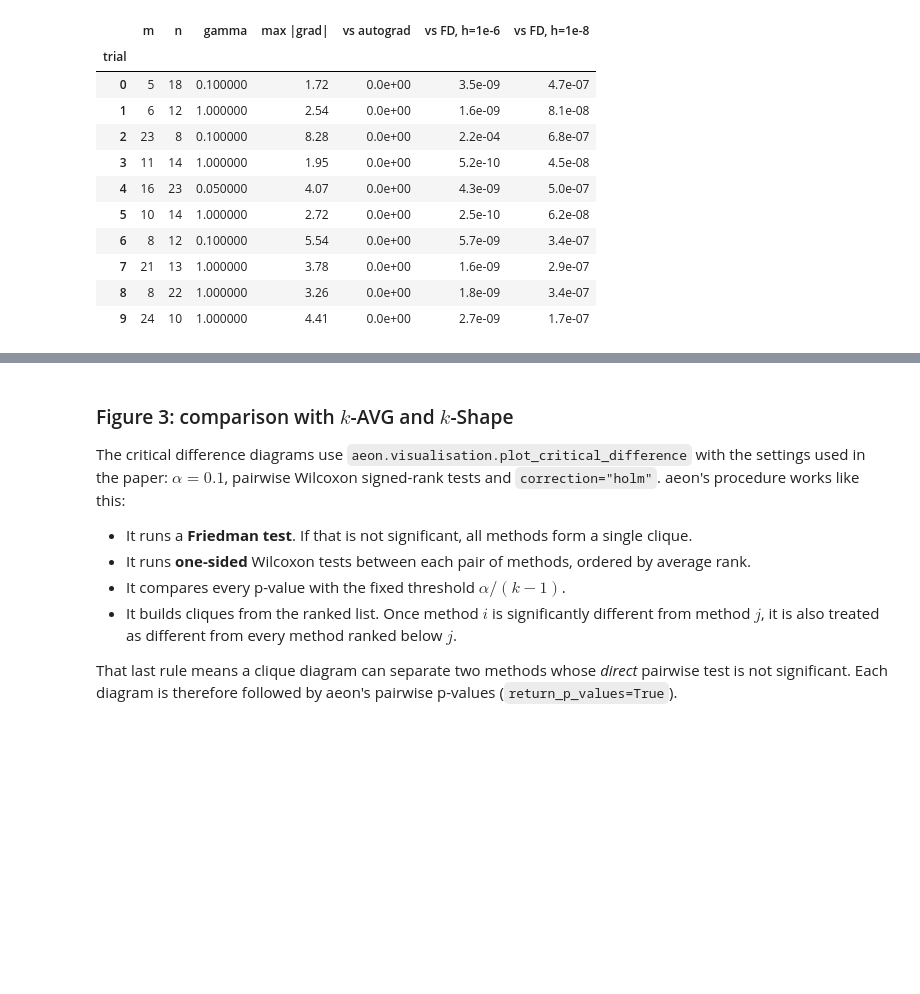
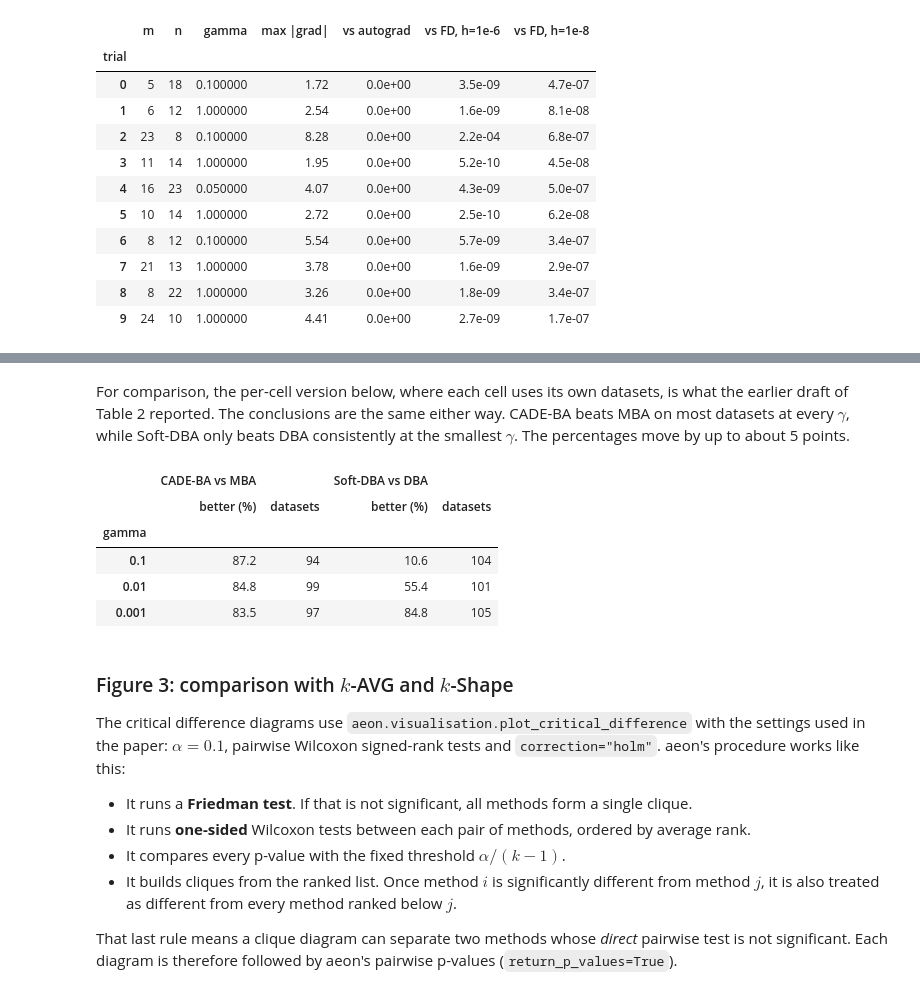
Before and after one commit to TonyBagnall/CADE, a Jupyter notebook: notebooks/reproduce_paper.ipynb, the cells around one changed output, grey strips where cells are left out. Cells and saved outputs as stored; diff of their text form; code cells hidden in the pictures; blank space fills up the shorter version.

```diff
--- a/notebooks/reproduce_paper.ipynb
+++ b/notebooks/reproduce_paper.ipynb
@@ -244,0 +266,24 @@ table2
+# %%
+TABLE2_GAMMAS = ["0.1", "0.01", "0.001"]
+FAMILIES = {"CADE-BA vs MBA": ("CADE-BA", "MBA"), "Soft-DBA vs DBA": ("soft-DBA", "DBA")}
+table2_columns = [
+    col
+    for soft, base in FAMILIES.values()
+    for col in [base] + [f"{soft}-hard-dist-gamma-{g}" for g in TABLE2_GAMMAS]
+]
+common = inertia[table2_columns].dropna()
+print(f"common set: {len(common)} of {len(inertia)} datasets")
+
+
+def better_than_hard(frame, soft, base):
+    return pd.Series(
+        {g: 100 * (frame[f"{soft}-hard-dist-gamma-{g}"] < frame[base]).mean()
+         for g in TABLE2_GAMMAS}
+    )
+
+
+table2 = pd.DataFrame(
+    {name: better_than_hard(common, soft, base) for name, (soft, base) in FAMILIES.items()}
+)
+table2.index.name = "gamma"
+table2.round(1)
@@ -245,3 +297,29 @@ table2
+# %% [markdown]
+For comparison, the per-cell version below, where each cell uses its own
+datasets, is what the earlier draft of Table 2 reported. The conclusions are the
+same either way. CADE-BA beats MBA on most datasets at every $\gamma$, while
+Soft-DBA only beats DBA consistently at the smallest $\gamma$. The percentages
+move by up to about 5 points.
+# %%
+per_cell = {}
+for name, (soft, base) in FAMILIES.items():
+    for g in TABLE2_GAMMAS:
+        col = f"{soft}-hard-dist-gamma-{g}"
+        pair = inertia[[base, col]].dropna()
+        per_cell[(name, "better (%)", g)] = 100 * (pair[col] < pair[base]).mean()
+        per_cell[(name, "datasets", g)] = len(pair)
+per_cell = pd.Series(per_cell).unstack(level=[0, 1]).reindex(TABLE2_GAMMAS)
+per_cell.index.name = "gamma"
+per_cell.style.format(
+    lambda v: f"{v:.1f}" if v % 1 else f"{v:.0f}"
+)
+# %% [output]
+|  | CADE-BA vs MBA |  | Soft-DBA vs DBA |  |
+|  | better (%) | datasets | better (%) | datasets |
+| gamma |  |  |  |  |
+| 0.1 | 87.2 | 94 | 10.6 | 104 |
+| 0.01 | 84.8 | 99 | 55.4 | 101 |
+| 0.001 | 83.5 | 97 | 84.8 | 105 |
 # %% [markdown]
 ### Figure 3: comparison with $k$-AVG and $k$-Shape
 
```
Also changed, not shown: parts of 12 cells of this notebook, 3 other files.
